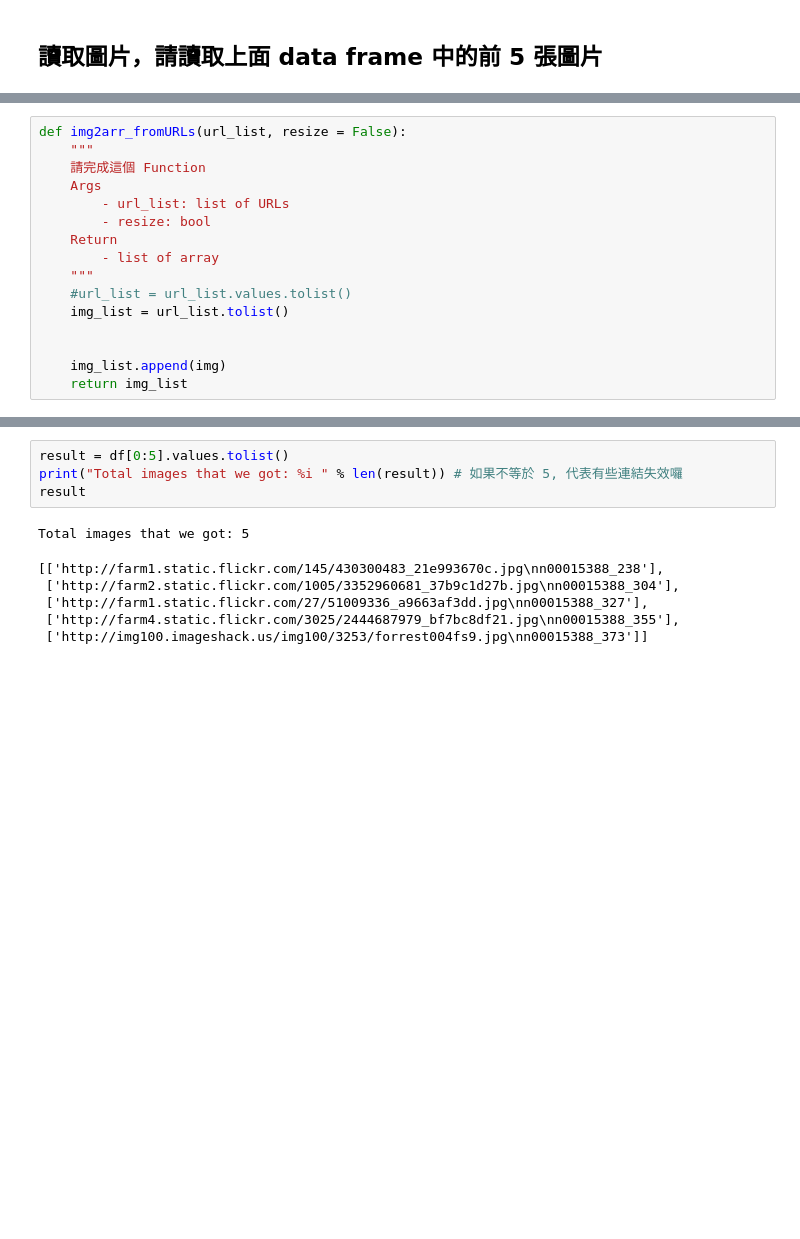
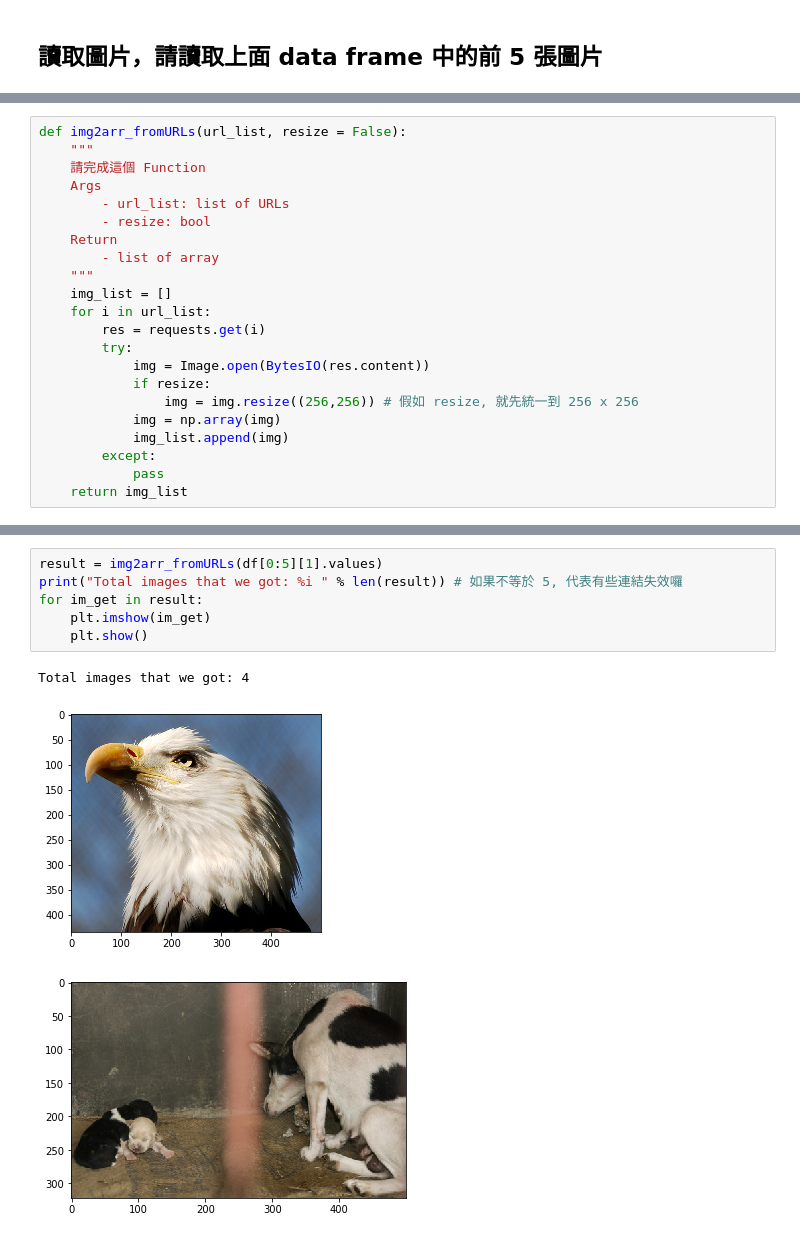
Before and after one commit to Benson80404051/1st-DL-CVMarathon, a Jupyter notebook: Day_005-2_HW.ipynb, the cells around one changed output, grey strips where cells are left out. Drawn from its saved outputs; the diff is of its cells as text; blank space fills up the shorter version.

```diff
--- a/Day_005-2_HW.ipynb
+++ b/Day_005-2_HW.ipynb
@@ -106,10 +101,16 @@ def img2arr_fromURLs(url_list, resize = False):
     Return
         - list of array
     """
-    #url_list = url_list.values.tolist()
-    img_list = url_list.tolist()
-
-
-    img_list.append(img)
+    img_list = []
+    for i in url_list:
+        res = requests.get(i)
+        try:
+            img = Image.open(BytesIO(res.content))
+            if resize:
+                img = img.resize((256,256)) # 假如 resize, 就先統一到 256 x 256
+            img = np.array(img)
+            img_list.append(img)
+        except:
+            pass
     return img_list
 # %%
@@ -123,11 +125,10 @@ df[0:5].values.tolist()
 # %%
-result = df[0:5].values.tolist()
+result = img2arr_fromURLs(df[0:5][1].values)
 print("Total images that we got: %i " % len(result)) # 如果不等於 5, 代表有些連結失效囉
-result
+for im_get in result:
+    plt.imshow(im_get)
+    plt.show()
 # %% [output]
-Total images that we got: 5
+Total images that we got: 4
-[['http://farm1.static.flickr.com/145/430300483_21e993670c.jpg\nn00015388_238'],
- ['http://farm2.static.flickr.com/1005/3352960681_37b9c1d27b.jpg\nn00015388_304'],
- ['http://farm1.static.flickr.com/27/51009336_a9663af3dd.jpg\nn00015388_327'],
- ['http://farm4.static.flickr.com/3025/2444687979_bf7bc8df21.jpg\nn00015388_355'],
- ['http://img100.imageshack.us/img100/3253/forrest004fs9.jpg\nn00015388_373']]
+[figure, added]
+[figure, added]
```
Also changed, not shown: parts of 9 cells of this notebook.
